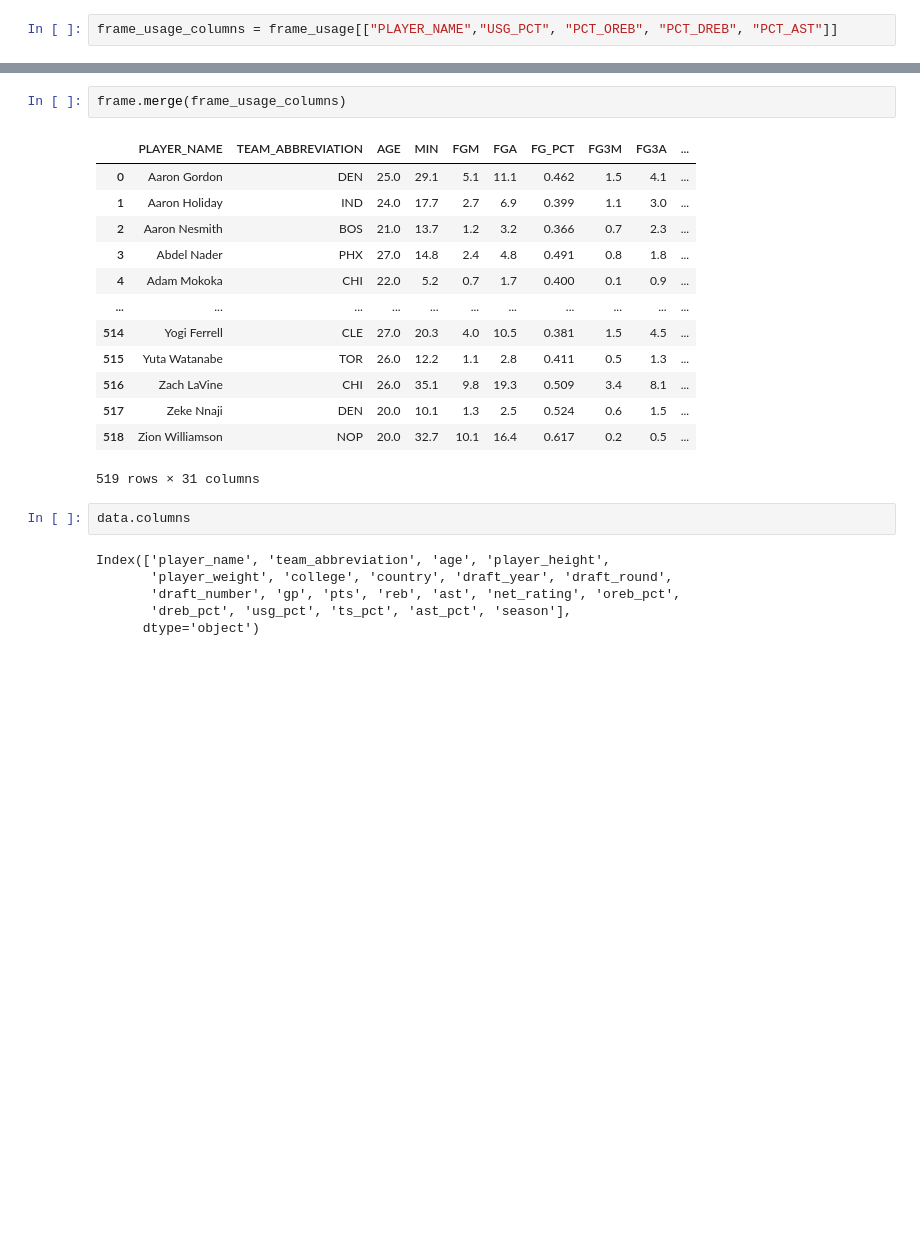
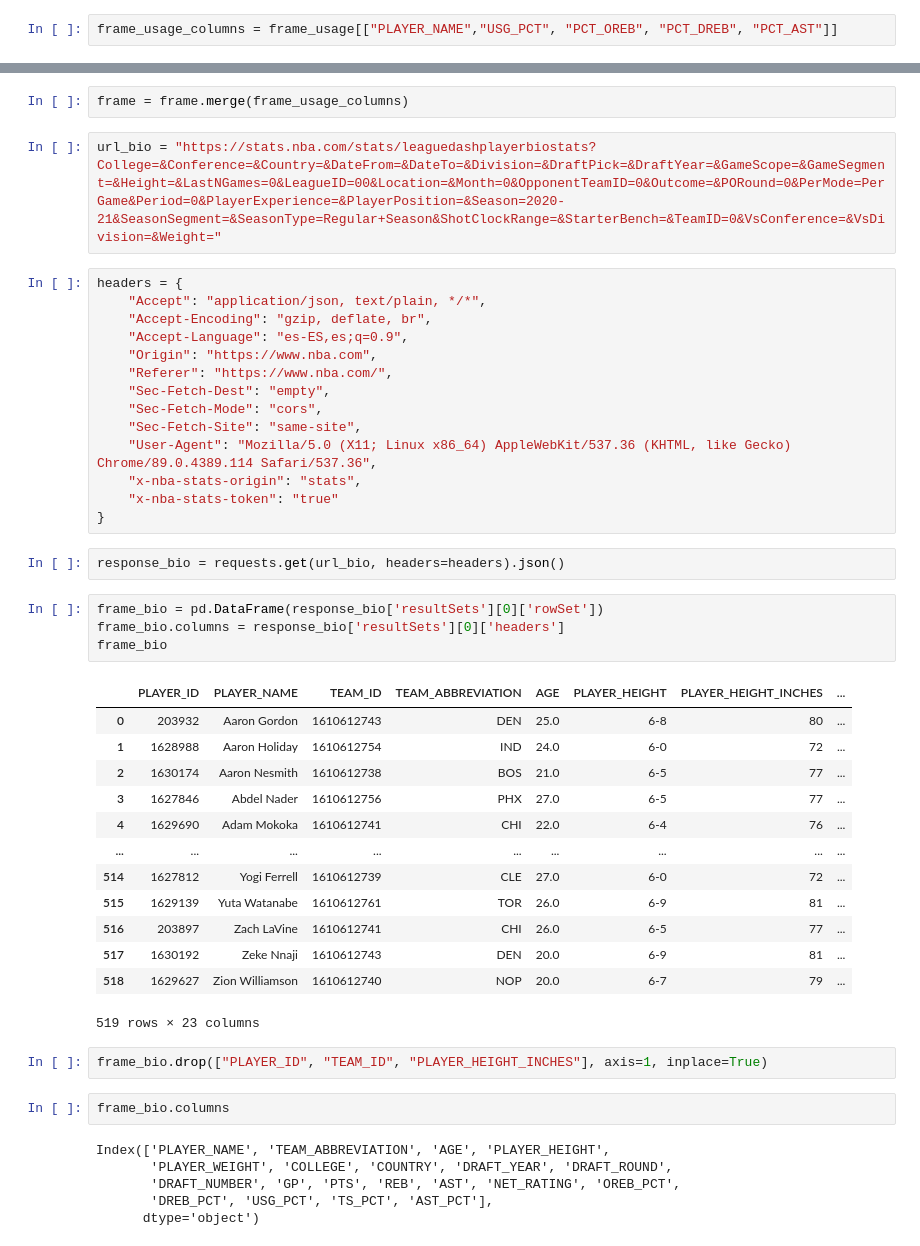
Before and after one commit to fromeropablo/Project-week-03, a Jupyter notebook: NBA Data Cleaning.ipynb, the cells around one changed output, grey strips where cells are left out. Cells and saved outputs as stored; diff of their text form; blank space fills up the shorter version.

```diff
--- a/NBA Data Cleaning.ipynb
+++ b/NBA Data Cleaning.ipynb
@@ -207,26 +210,50 @@ frame_usage_columns
 | 518 | Zion Williamson | 0.284 | 0.327 | 0.194 | 0.197 |
 519 rows × 5 columns
 # %%
-frame.merge(frame_usage_columns)
+frame = frame.merge(frame_usage_columns)
-# %% [output]
-|  | PLAYER_NAME | TEAM_ABBREVIATION | AGE | MIN | FGM | FGA | FG_PCT | FG3M | FG3A | ... |
-| 0 | Aaron Gordon | DEN | 25.0 | 29.1 | 5.1 | 11.1 | 0.462 | 1.5 | 4.1 | ... |
-| 1 | Aaron Holiday | IND | 24.0 | 17.7 | 2.7 | 6.9 | 0.399 | 1.1 | 3.0 | ... |
-| 2 | Aaron Nesmith | BOS | 21.0 | 13.7 | 1.2 | 3.2 | 0.366 | 0.7 | 2.3 | ... |
-| 3 | Abdel Nader | PHX | 27.0 | 14.8 | 2.4 | 4.8 | 0.491 | 0.8 | 1.8 | ... |
-| 4 | Adam Mokoka | CHI | 22.0 | 5.2 | 0.7 | 1.7 | 0.400 | 0.1 | 0.9 | ... |
-| ... | ... | ... | ... | ... | ... | ... | ... | ... | ... | ... |
-| 514 | Yogi Ferrell | CLE | 27.0 | 20.3 | 4.0 | 10.5 | 0.381 | 1.5 | 4.5 | ... |
-| 515 | Yuta Watanabe | TOR | 26.0 | 12.2 | 1.1 | 2.8 | 0.411 | 0.5 | 1.3 | ... |
-| 516 | Zach LaVine | CHI | 26.0 | 35.1 | 9.8 | 19.3 | 0.509 | 3.4 | 8.1 | ... |
-| 517 | Zeke Nnaji | DEN | 20.0 | 10.1 | 1.3 | 2.5 | 0.524 | 0.6 | 1.5 | ... |
-| 518 | Zion Williamson | NOP | 20.0 | 32.7 | 10.1 | 16.4 | 0.617 | 0.2 | 0.5 | ... |
-519 rows × 31 columns
+# %%
+url_bio = "https://stats.nba.com/stats/leaguedashplayerbiostats?College=&Conference=&Country=&DateFrom=&DateTo=&Division=&DraftPick=&DraftYear=&GameScope=&GameSegment=&Height=&LastNGames=0&LeagueID=00&Location=&Month=0&OpponentTeamID=0&Outcome=&PORound=0&PerMode=PerGame&Period=0&PlayerExperience=&PlayerPosition=&Season=2020-21&SeasonSegment=&SeasonType=Regular+Season&ShotClockRange=&StarterBench=&TeamID=0&VsConference=&VsDivision=&Weight="
+# %%
+headers = {
+    "Accept": "application/json, text/plain, */*",
+    "Accept-Encoding": "gzip, deflate, br",
+    "Accept-Language": "es-ES,es;q=0.9",
+    "Origin": "https://www.nba.com",
+    "Referer": "https://www.nba.com/",
+    "Sec-Fetch-Dest": "empty",
+    "Sec-Fetch-Mode": "cors",
+    "Sec-Fetch-Site": "same-site",
+    "User-Agent": "Mozilla/5.0 (X11; Linux x86_64) AppleWebKit/537.36 (KHTML, like Gecko) Chrome/89.0.4389.114 Safari/537.36",
+    "x-nba-stats-origin": "stats",
+    "x-nba-stats-token": "true"
+}
+# %%
+response_bio = requests.get(url_bio, headers=headers).json()
+# %%
+frame_bio = pd.DataFrame(response_bio['resultSets'][0]['rowSet'])
+frame_bio.columns = response_bio['resultSets'][0]['headers']
+frame_bio
+# %% [output]
+|  | PLAYER_ID | PLAYER_NAME | TEAM_ID | TEAM_ABBREVIATION | AGE | PLAYER_HEIGHT | PLAYER_HEIGHT_INCHES | ... |
+| 0 | 203932 | Aaron Gordon | 1610612743 | DEN | 25.0 | 6-8 | 80 | ... |
+| 1 | 1628988 | Aaron Holiday | 1610612754 | IND | 24.0 | 6-0 | 72 | ... |
+| 2 | 1630174 | Aaron Nesmith | 1610612738 | BOS | 21.0 | 6-5 | 77 | ... |
+| 3 | 1627846 | Abdel Nader | 1610612756 | PHX | 27.0 | 6-5 | 77 | ... |
+| 4 | 1629690 | Adam Mokoka | 1610612741 | CHI | 22.0 | 6-4 | 76 | ... |
+| ... | ... | ... | ... | ... | ... | ... | ... | ... |
+| 514 | 1627812 | Yogi Ferrell | 1610612739 | CLE | 27.0 | 6-0 | 72 | ... |
+| 515 | 1629139 | Yuta Watanabe | 1610612761 | TOR | 26.0 | 6-9 | 81 | ... |
+| 516 | 203897 | Zach LaVine | 1610612741 | CHI | 26.0 | 6-5 | 77 | ... |
+| 517 | 1630192 | Zeke Nnaji | 1610612743 | DEN | 20.0 | 6-9 | 81 | ... |
+| 518 | 1629627 | Zion Williamson | 1610612740 | NOP | 20.0 | 6-7 | 79 | ... |
+519 rows × 23 columns
+# %%
+frame_bio.drop(["PLAYER_ID", "TEAM_ID", "PLAYER_HEIGHT_INCHES"], axis=1, inplace=True)
 # %%
-data.columns
+frame_bio.columns
 # %% [output]
-Index(['player_name', 'team_abbreviation', 'age', 'player_height',
-       'player_weight', 'college', 'country', 'draft_year', 'draft_round',
-       'draft_number', 'gp', 'pts', 'reb', 'ast', 'net_rating', 'oreb_pct',
-       'dreb_pct', 'usg_pct', 'ts_pct', 'ast_pct', 'season'],
+Index(['PLAYER_NAME', 'TEAM_ABBREVIATION', 'AGE', 'PLAYER_HEIGHT',
+       'PLAYER_WEIGHT', 'COLLEGE', 'COUNTRY', 'DRAFT_YEAR', 'DRAFT_ROUND',
+       'DRAFT_NUMBER', 'GP', 'PTS', 'REB', 'AST', 'NET_RATING', 'OREB_PCT',
+       'DREB_PCT', 'USG_PCT', 'TS_PCT', 'AST_PCT'],
       dtype='object')
```
Also changed, not shown: parts of 11 cells of this notebook.
